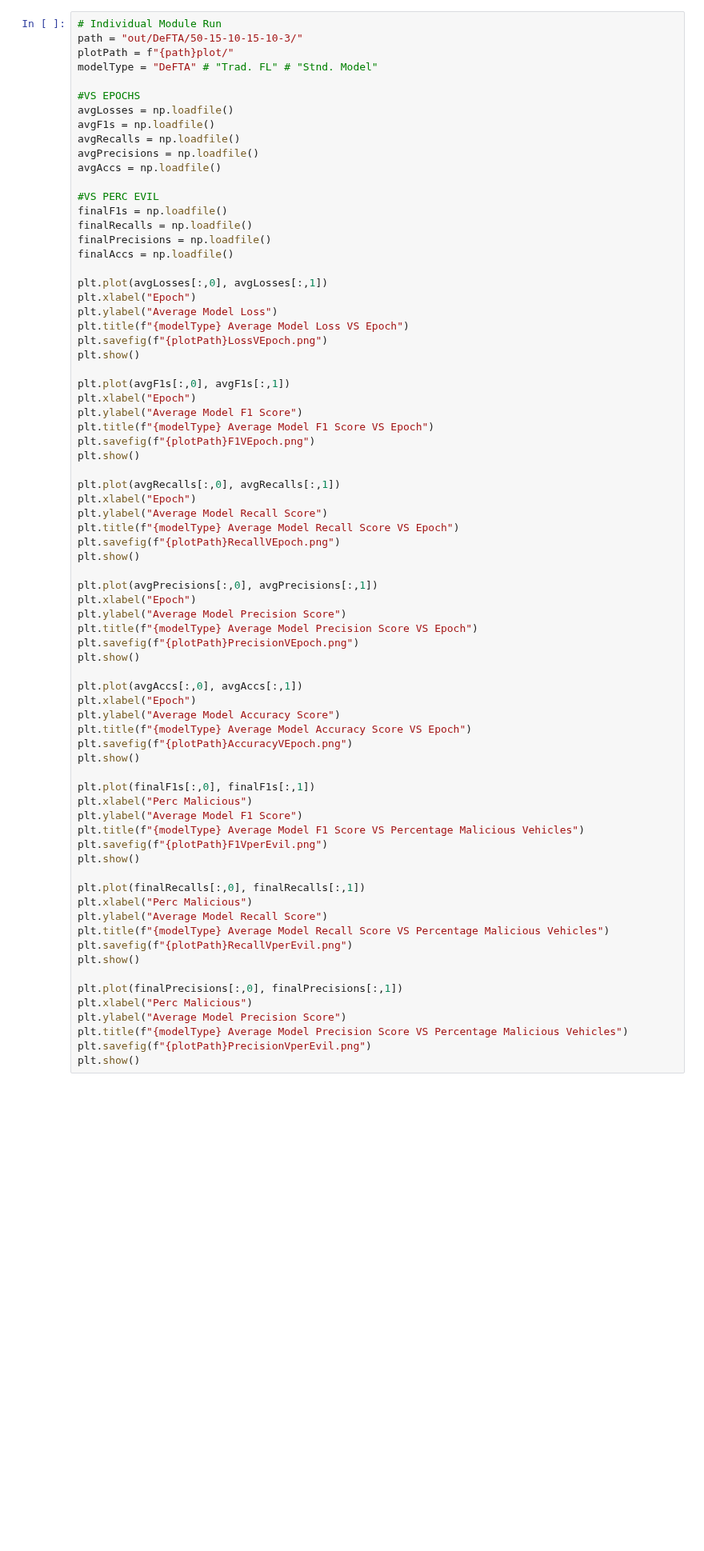
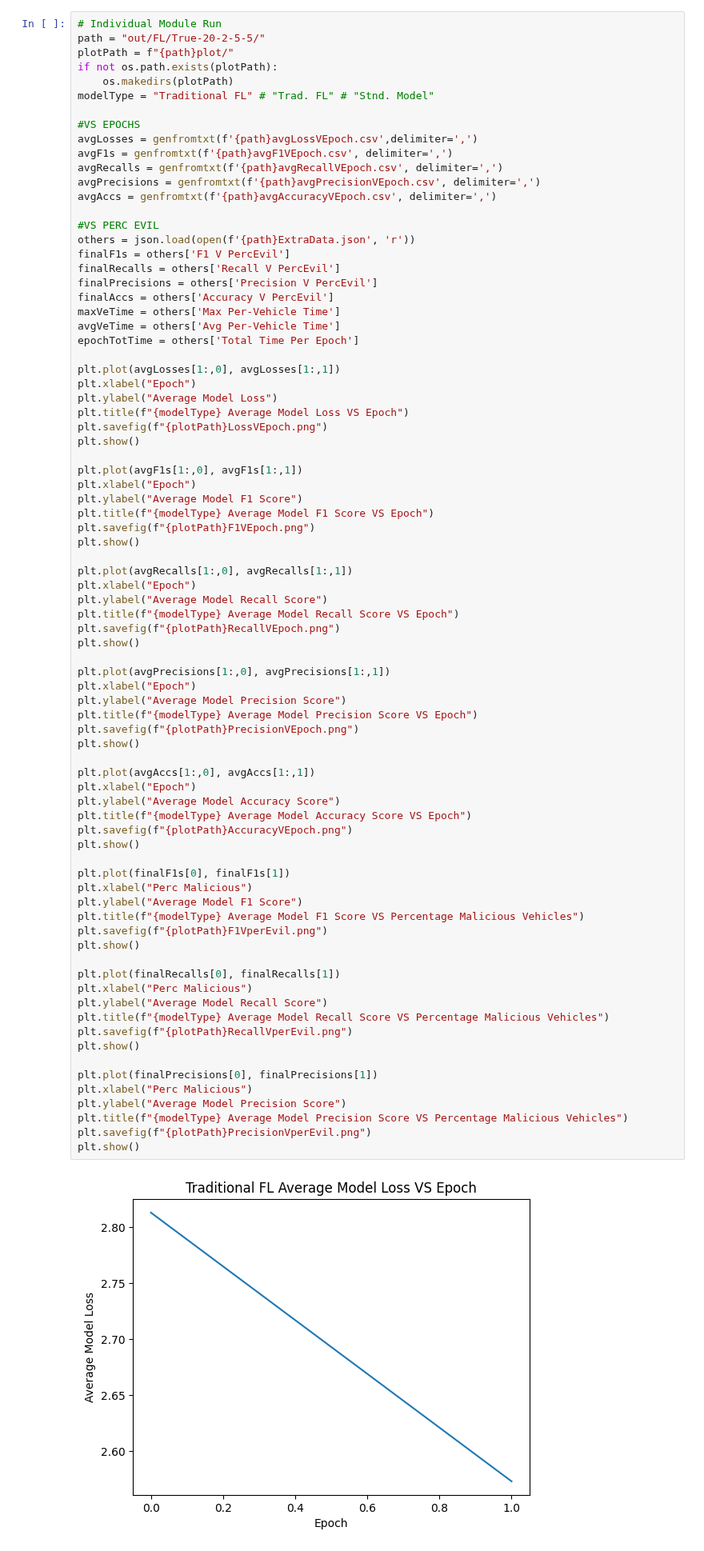
Before and after one commit to Grig84/NCPVeReMi, a Jupyter notebook: Plotting.ipynb, the cells around one changed output. Shown at 80% size. Drawn from its saved outputs; the diff is of its cells as text; blank space fills up the shorter version.

```diff
--- a/Plotting.ipynb
+++ b/Plotting.ipynb
@@ -25,75 +28,83 @@ avgTimePerVDFL = np.average(DFLTimes) # Average time per vehicle Distributed Fed
 maxTimePerVDFL = np.max(DFLTimes) # Normal time per vehicle Distributed Fed Learning
 # %%
 # Individual Module Run
-path = "out/DeFTA/50-15-10-15-10-3/"
+path = "out/FL/True-20-2-5-5/"
 plotPath = f"{path}plot/"
-modelType = "DeFTA" # "Trad. FL" # "Stnd. Model"
+if not os.path.exists(plotPath):
+    os.makedirs(plotPath)
+modelType = "Traditional FL" # "Trad. FL" # "Stnd. Model"
 
 #VS EPOCHS
-avgLosses = np.loadfile()
-avgF1s = np.loadfile()
-avgRecalls = np.loadfile()
-avgPrecisions = np.loadfile()
-avgAccs = np.loadfile()
+avgLosses = genfromtxt(f'{path}avgLossVEpoch.csv',delimiter=',')
+avgF1s = genfromtxt(f'{path}avgF1VEpoch.csv', delimiter=',')
+avgRecalls = genfromtxt(f'{path}avgRecallVEpoch.csv', delimiter=',')
+avgPrecisions = genfromtxt(f'{path}avgPrecisionVEpoch.csv', delimiter=',')
+avgAccs = genfromtxt(f'{path}avgAccuracyVEpoch.csv', delimiter=',')
 
 #VS PERC EVIL
-finalF1s = np.loadfile()
-finalRecalls = np.loadfile()
-finalPrecisions = np.loadfile()
-finalAccs = np.loadfile()
+others = json.load(open(f'{path}ExtraData.json', 'r'))
+finalF1s = others['F1 V PercEvil']
+finalRecalls = others['Recall V PercEvil']
+finalPrecisions = others['Precision V PercEvil']
+finalAccs = others['Accuracy V PercEvil']
+maxVeTime = others['Max Per-Vehicle Time']
+avgVeTime = others['Avg Per-Vehicle Time']
+epochTotTime = others['Total Time Per Epoch']
 
-plt.plot(avgLosses[:,0], avgLosses[:,1])
+plt.plot(avgLosses[1:,0], avgLosses[1:,1])
 plt.xlabel("Epoch")
 plt.ylabel("Average Model Loss")
 plt.title(f"{modelType} Average Model Loss VS Epoch")
 plt.savefig(f"{plotPath}LossVEpoch.png")
 plt.show()
 
-plt.plot(avgF1s[:,0], avgF1s[:,1])
+plt.plot(avgF1s[1:,0], avgF1s[1:,1])
 plt.xlabel("Epoch")
 plt.ylabel("Average Model F1 Score")
 plt.title(f"{modelType} Average Model F1 Score VS Epoch")
 plt.savefig(f"{plotPath}F1VEpoch.png")
 plt.show()
 
-plt.plot(avgRecalls[:,0], avgRecalls[:,1])
+plt.plot(avgRecalls[1:,0], avgRecalls[1:,1])
 plt.xlabel("Epoch")
 plt.ylabel("Average Model Recall Score")
 plt.title(f"{modelType} Average Model Recall Score VS Epoch")
 plt.savefig(f"{plotPath}RecallVEpoch.png")
 plt.show()
 
-plt.plot(avgPrecisions[:,0], avgPrecisions[:,1])
+plt.plot(avgPrecisions[1:,0], avgPrecisions[1:,1])
 plt.xlabel("Epoch")
 plt.ylabel("Average Model Precision Score")
 plt.title(f"{modelType} Average Model Precision Score VS Epoch")
 plt.savefig(f"{plotPath}PrecisionVEpoch.png")
 plt.show()
 
-plt.plot(avgAccs[:,0], avgAccs[:,1])
+plt.plot(avgAccs[1:,0], avgAccs[1:,1])
 plt.xlabel("Epoch")
 plt.ylabel("Average Model Accuracy Score")
 plt.title(f"{modelType} Average Model Accuracy Score VS Epoch")
 plt.savefig(f"{plotPath}AccuracyVEpoch.png")
 plt.show()
 
-plt.plot(finalF1s[:,0], finalF1s[:,1])
+plt.plot(finalF1s[0], finalF1s[1])
 plt.xlabel("Perc Malicious")
 plt.ylabel("Average Model F1 Score")
 plt.title(f"{modelType} Average Model F1 Score VS Percentage Malicious Vehicles")
 plt.savefig(f"{plotPath}F1VperEvil.png")
 plt.show()
 
-plt.plot(finalRecalls[:,0], finalRecalls[:,1])
+plt.plot(finalRecalls[0], finalRecalls[1])
 plt.xlabel("Perc Malicious")
 plt.ylabel("Average Model Recall Score")
 plt.title(f"{modelType} Average Model Recall Score VS Percentage Malicious Vehicles")
 plt.savefig(f"{plotPath}RecallVperEvil.png")
 plt.show()
 
-plt.plot(finalPrecisions[:,0], finalPrecisions[:,1])
+plt.plot(finalPrecisions[0], finalPrecisions[1])
 plt.xlabel("Perc Malicious")
 plt.ylabel("Average Model Precision Score")
 plt.title(f"{modelType} Average Model Precision Score VS Percentage Malicious Vehicles")
 plt.savefig(f"{plotPath}PrecisionVperEvil.png")
 plt.show()
+# %% [output]
+[figure, added]
```
Also changed, not shown: parts of 2 cells of this notebook, 1 other file.
